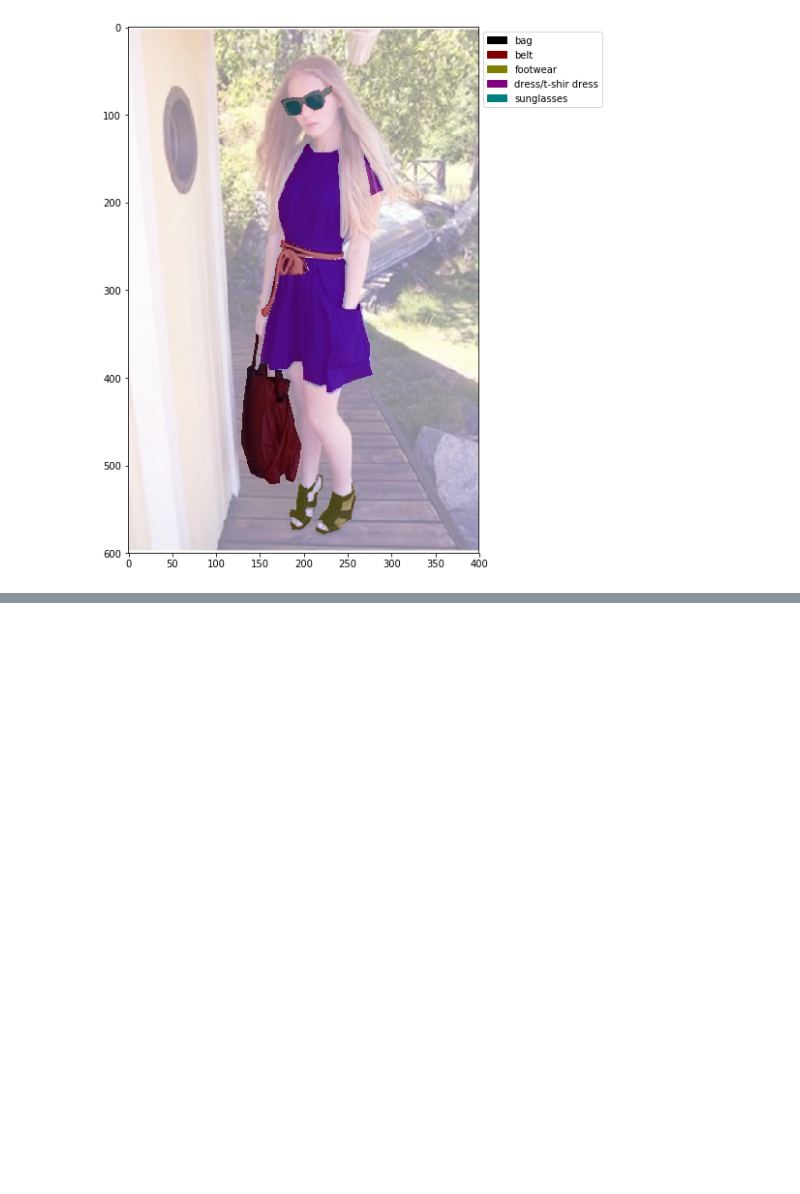
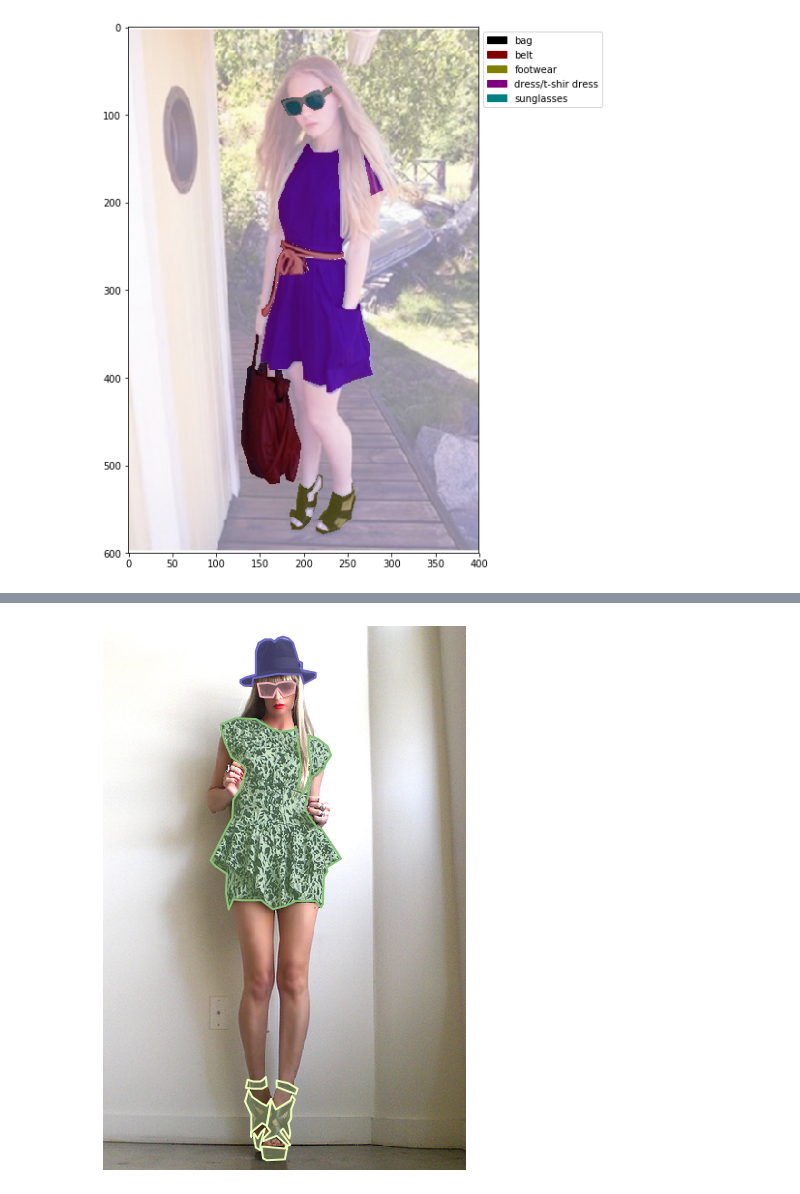
Before and after one commit to eBay/modanet, a Jupyter notebook: ModaNet.ipynb, the cells around one changed output, grey strips where cells are left out. Drawn from its saved outputs; the diff is of its cells as text; code cells hidden in the pictures; blank space fills up the shorter version.

```diff
--- a/ModaNet.ipynb
+++ b/ModaNet.ipynb
@@ -292,0 +521,2 @@ ax.legend(handles=lenged_handles,
+# %%
+coco = COCO('./raw/annotations/modanet2018_instances_train.json')
@@ -292,0 +528,14 @@ ax.legend(handles=lenged_handles,
+# %%
+from PIL import Image
+from pycocotools.coco import COCO
+
+json_file = os.path.join(
+    os.environ['DATASET_ROOT'],
+    'tiny/labels/modanet_snaps.json'
+)
+df = pd.read_json(json_file)
+it = df.iterrows()
+
+ctg_csv_file = './tiny/labels/master_category.csv'
+df_ctg = pd.read_csv(ctg_csv_file).set_index('category_id')
+df_ctg
@@ -292,0 +558,20 @@ ax.legend(handles=lenged_handles,
+# %%
+i, row = next(it)
+img_name = row['file_name']
+img_file = os.path.join(
+    os.environ['DATASET_ROOT'],
+    'tiny/images',
+    img_name
+)
+img_id = row['image_id']
+
+I = Image.open(img_file)
+
+_ = plt.imshow(I)
+_ = plt.axis('off')
+
+annIds = coco.getAnnIds(imgIds=img_id, catIds=df_ctg.index, iscrowd=None)
+anns = coco.loadAnns(annIds)
+coco.showAnns(anns)
+# %% [output]
+[figure, added]
```
Also changed, not shown: parts of 14 cells of this notebook, 13 other files.
